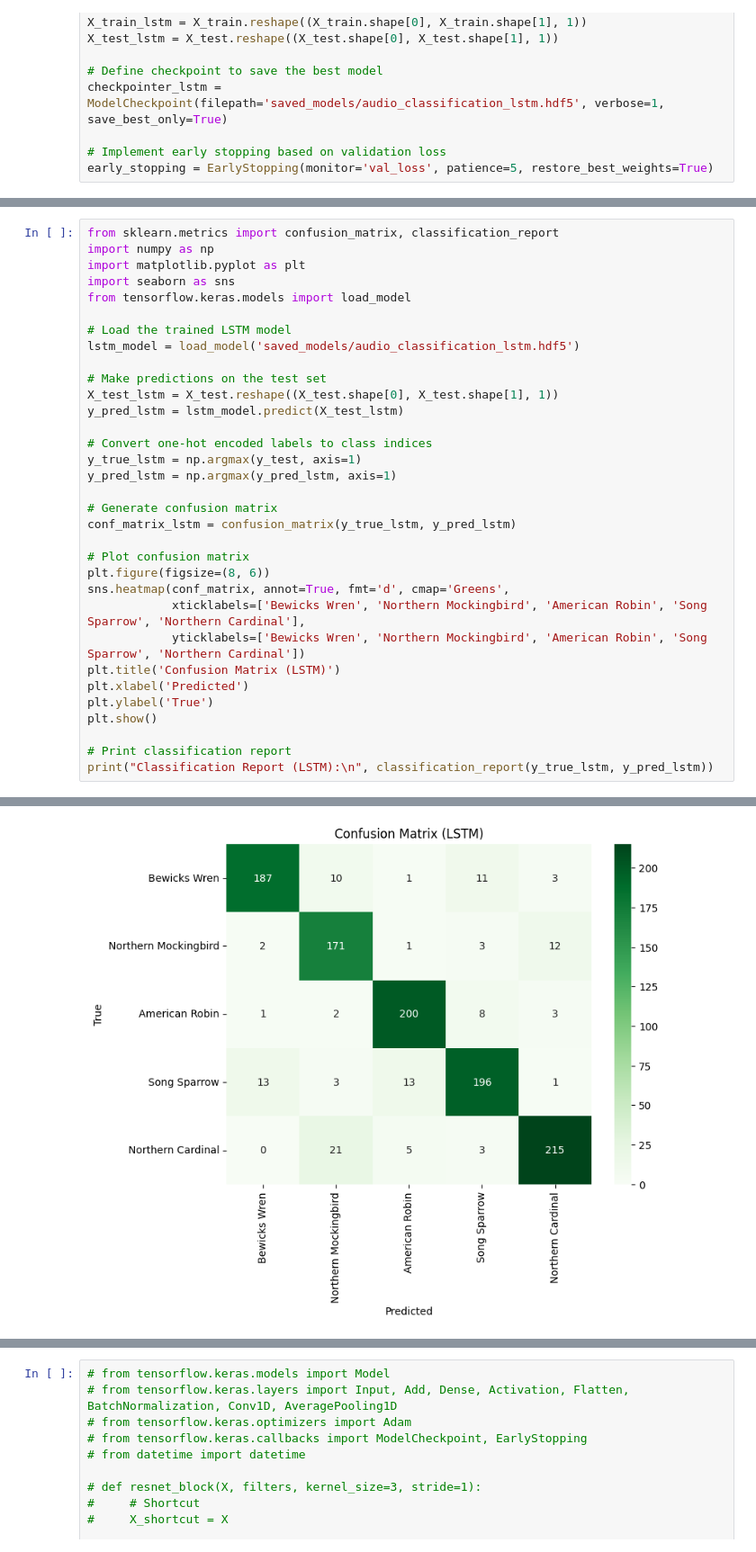
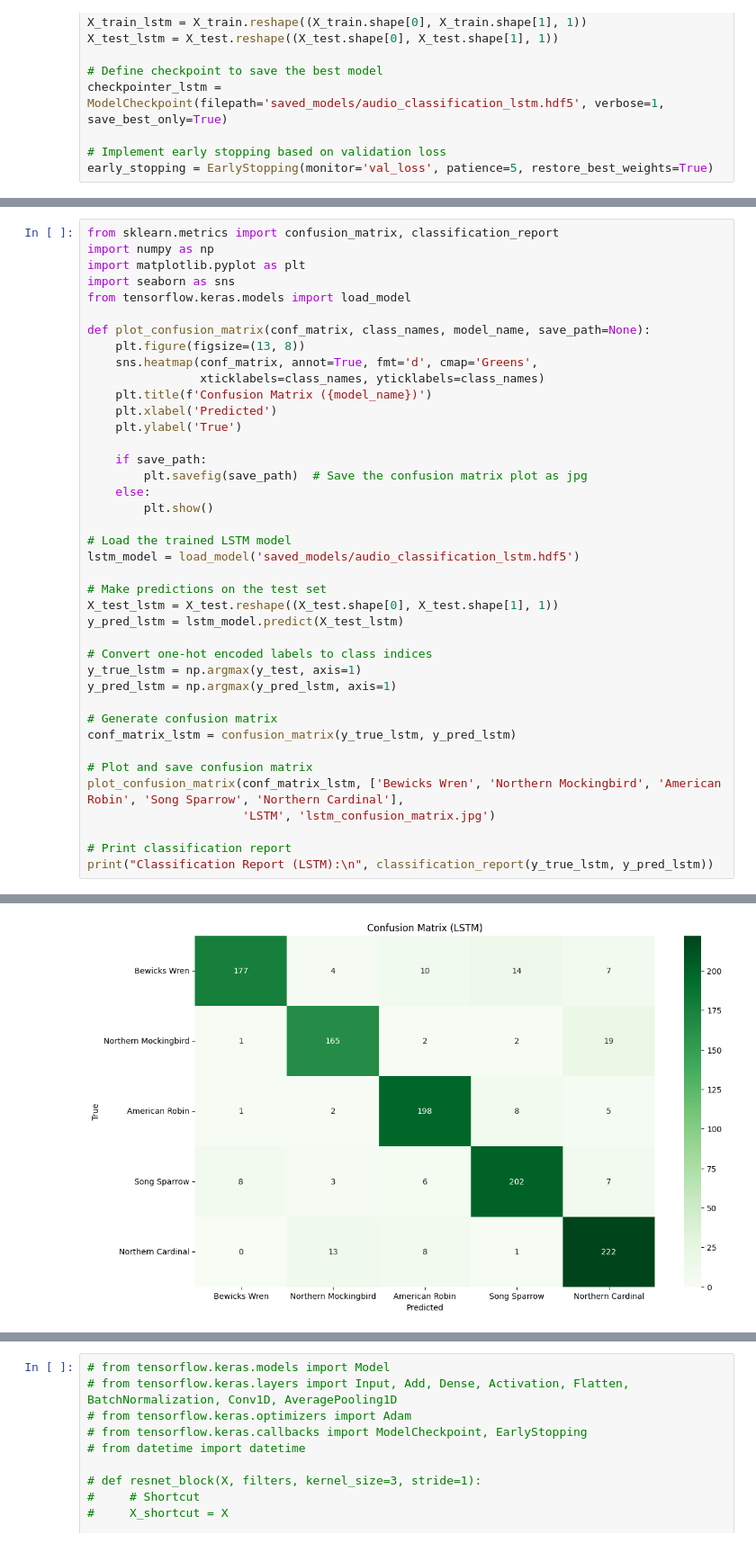
Before and after one commit to RahulBattula/Bird-Audio-Classification, a Jupyter notebook: Final_Code.ipynb, the cells around one changed output, grey strips where cells are left out. Shown at 90% size. Saved outputs shown, nothing was run; the diff lists cells and outputs as text.

```diff
--- a/Final_Code.ipynb
+++ b/Final_Code.ipynb
@@ -580,6 +576,19 @@ import numpy as np
 import matplotlib.pyplot as plt
 import seaborn as sns
 from tensorflow.keras.models import load_model
+
+def plot_confusion_matrix(conf_matrix, class_names, model_name, save_path=None):
+    plt.figure(figsize=(13, 8))
+    sns.heatmap(conf_matrix, annot=True, fmt='d', cmap='Greens',
+                xticklabels=class_names, yticklabels=class_names)
+    plt.title(f'Confusion Matrix ({model_name})')
+    plt.xlabel('Predicted')
+    plt.ylabel('True')
+
+    if save_path:
+        plt.savefig(save_path)  # Save the confusion matrix plot as jpg
+    else:
+        plt.show()
 
 # Load the trained LSTM model
 lstm_model = load_model('saved_models/audio_classification_lstm.hdf5')
@@ -595,15 +604,9 @@ y_pred_lstm = np.argmax(y_pred_lstm, axis=1)
 # Generate confusion matrix
 conf_matrix_lstm = confusion_matrix(y_true_lstm, y_pred_lstm)
 
-# Plot confusion matrix
-plt.figure(figsize=(8, 6))
-sns.heatmap(conf_matrix, annot=True, fmt='d', cmap='Greens',
-            xticklabels=['Bewicks Wren', 'Northern Mockingbird', 'American Robin', 'Song Sparrow', 'Northern Cardinal'],
-            yticklabels=['Bewicks Wren', 'Northern Mockingbird', 'American Robin', 'Song Sparrow', 'Northern Cardinal'])
-plt.title('Confusion Matrix (LSTM)')
-plt.xlabel('Predicted')
-plt.ylabel('True')
-plt.show()
+# Plot and save confusion matrix
+plot_confusion_matrix(conf_matrix_lstm, ['Bewicks Wren', 'Northern Mockingbird', 'American Robin', 'Song Sparrow', 'Northern Cardinal'],
+                      'LSTM', 'lstm_confusion_matrix.jpg')
 
 # Print classification report
 print("Classification Report (LSTM):\n", classification_report(y_true_lstm, y_pred_lstm))
@@ -612 +627 @@ print("Classification Report (LSTM):\n", classification_report(y_true_lstm, y_pr
-[figure, old version]
+[figure, new version]
```
Also changed, not shown: parts of 34 cells of this notebook.
